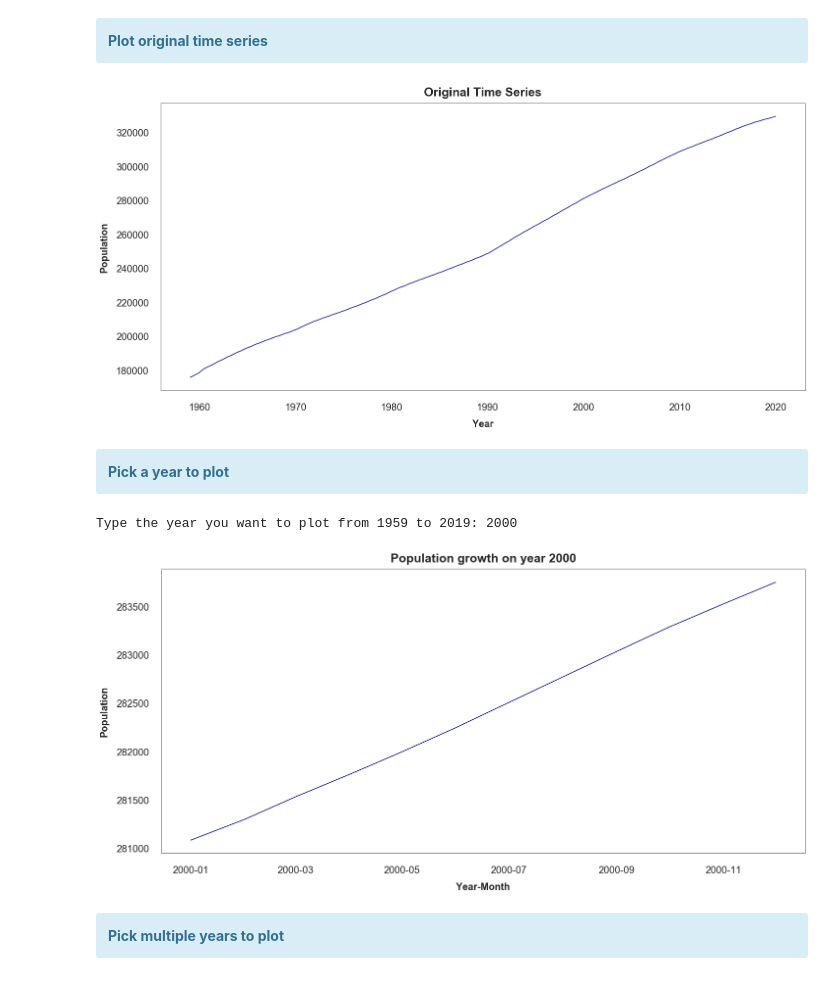
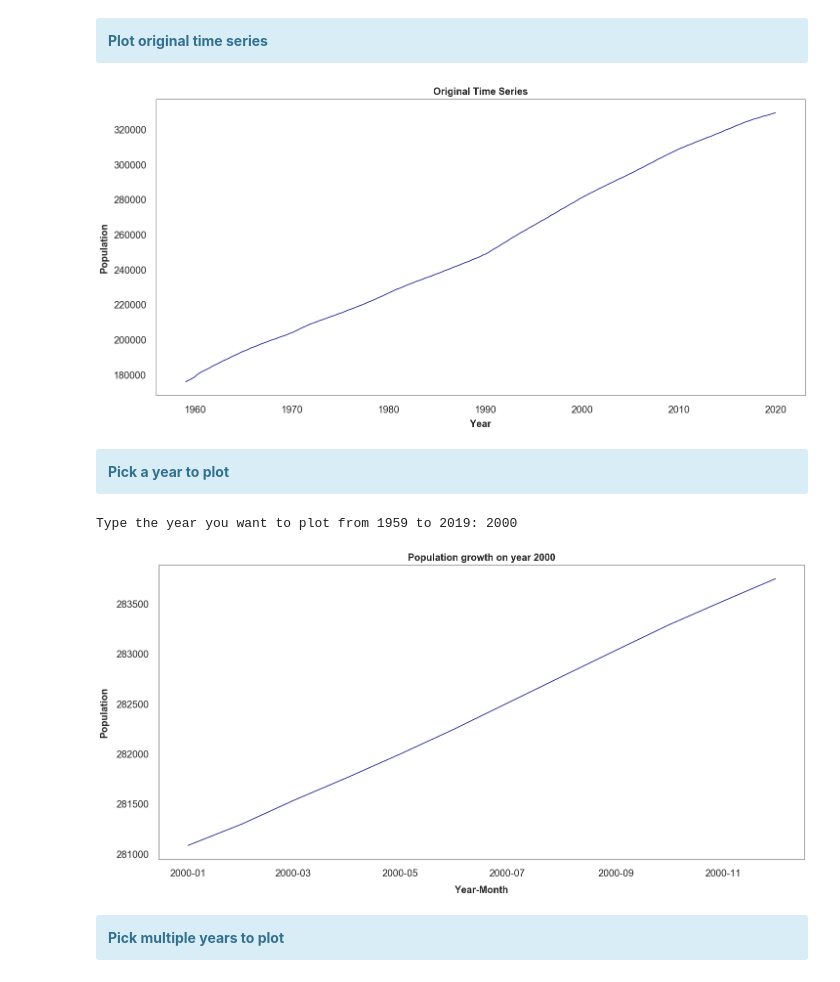
Before and after one commit to Pedro-Ivo/Population_Time_Series, a Jupyter notebook: United States population growth.ipynb, the cells around one changed output. Cells and saved outputs as stored; diff of their text form; code cells hidden in the pictures.

```diff
--- a/United States population growth.ipynb
+++ b/United States population growth.ipynb
@@ -59,18 +59,18 @@ memory usage: 11.5 KB
 # %%
 plt.figure(figsize = (20,10))
 plt.rc('font', weight = 'normal')
-plt.title('Original Time Series', weight = 'bold', fontsize = 25, pad = 15)
-plt.xlabel('Year', weight = 'bold', fontsize = 20, labelpad = 15)
-plt.ylabel('Population', weight = 'bold', fontsize = 20,  labelpad = 15)
+plt.title('Original Time Series', weight = 'bold', fontsize = 20, pad = 10)
+plt.xlabel('Year', weight = 'bold', fontsize = 20, labelpad = 10)
+plt.ylabel('Population', weight = 'bold', fontsize = 20,  labelpad = 10)
 plt.xticks(fontsize = 20)
 plt.yticks(fontsize = 20)
-plt.tick_params(axis = 'both', pad = 15, size = 10)
+plt.tick_params(axis = 'both', pad = 10, size = 10)
 plt.tight_layout()
-plt.rc('font', size = 15)
+plt.rc('font', size = 10)
 plt.plot(df.index, df['value'], color = 'darkblue')
 plt.show()
 # %% [output]
-[figure, old version]
+[figure, new version]
 # %% [markdown]
 <div class="alert alert-block alert-info">
 <b>Pick a year to plot</b>
@@ -80,14 +80,14 @@ year = int(input('Type the year you want to plot from 1959 to 2019: '))
 if year > 1958 and year < 2020:
     plt.figure(figsize = (20,10))
     plt.rc('font', weight = 'normal')
-    plt.title('Population growth on year %.0f' % year, weight = 'bold', fontsize = 25, pad = 15)
+    plt.title('Population growth on year %.0f' % year, weight = 'bold', fontsize = 20, pad = 10)
     plt.xlabel('Year-Month', weight = 'bold', fontsize = 20, labelpad = 15)
     plt.ylabel('Population', weight = 'bold', fontsize = 20,  labelpad = 15)
     plt.xticks(fontsize = 20)
     plt.yticks(fontsize = 20)
-    plt.tick_params(axis = 'both', pad = 15, size = 10)
+    plt.tick_params(axis = 'both', pad = 10, size = 10)
     plt.tight_layout()
-    plt.rc('font', size = 15)
+    plt.rc('font', size = 10)
     dfyear1 = df[df.index.year == year]
     plt.plot(dfyear1, color = 'darkblue')
     plt.show()
@@ -95,7 +95,7 @@ else:
     print('Run again and type a valid year')
 # %% [output]
 Type the year you want to plot from 1959 to 2019: 2000
-[figure, old version]
+[figure, new version]
 # %% [markdown]
 <div class="alert alert-block alert-info">
 <b>Pick multiple years to plot</b>
```
Also changed, not shown: parts of 7 cells of this notebook.
